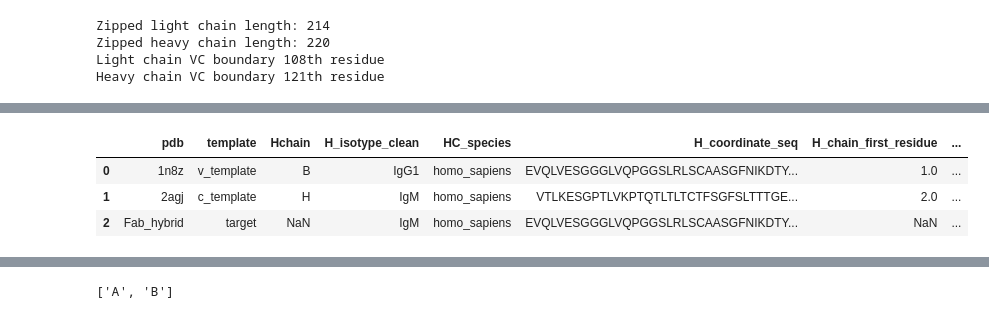
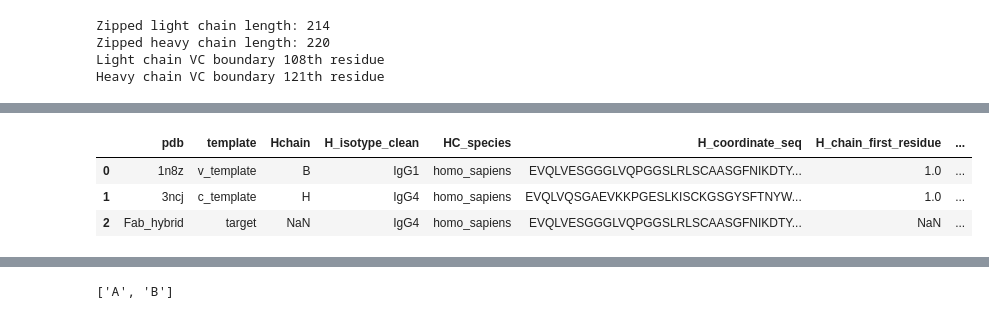
Before and after one commit to lewhay03/Antibody-Constant-Region-Modelling-Pipeline, a Jupyter notebook: Scripts/antibody_modelling_pipeline_jupyter_draft.ipynb, the cells around one changed output, grey strips where cells are left out. Cells and saved outputs as stored; diff of their text form; code cells hidden in the pictures.

Commit message:
Minor corrections to functions

```diff
--- a/Scripts/antibody_modelling_pipeline_jupyter_draft.ipynb
+++ b/Scripts/antibody_modelling_pipeline_jupyter_draft.ipynb
@@ -74,7 +74,7 @@ Rows, columns: (3767, 24)
 # - Variable Heavy & Light template
 v_template = "1n8z"
 # - Constant Heavy & Light template
-c_template = "2agj"
+c_template = "3ncj"
 
 # Filter to template rows. Filters only rows where matching pdb is True.
 # NOTE: df_filtered is now and independant copy of df_only_human_and_kappa
@@ -137,8 +137,10 @@ template_parse_check(df_filtered)
 # %%
 # Can be called separately for each template
 def zip_template_cif(df: pd.DataFrame, pdb_code: str):
-    """Takes in a filtered DataFrame and PDB code. Zips residues with PDB coordinates to their respective PDB numbering,
-    only residues appearing in the x-ray structure are included. Outputs a list of tuples for residues and their numbering."""
+    """Takes in a filtered DataFrame and PDB code. Zips residues with
+    PDB coordinates to their respective PDB numbering,
+    only residues appearing in the x-ray structure are included.
+    Outputs a list of tuples for residues and their numbering."""
 
     # Using iterrows for stable behaviour in pandas
     for idx, row in df.iterrows():
@@ -147,12 +149,14 @@ def zip_template_cif(df: pd.DataFrame, pdb_code: str):
 
             # Parse .cif Heavy Chain
             heavy_cif_residue_list = list(row["H_coordinate_seq"])
-            heavy_cif_numbering_list = list(map(int, row["H_PDB_numbering"].split(",")))
+            # Remove duplicate numbering with letter annotations eg: "100A"
+            heavy_cif_numbering_list = [int(res) for res in row["H_PDB_numbering"].split(",") if res.isdigit()]
             heavy_cif_VC_boundary = int(row["pdb_H_VC_Boundary"])
 
             # Parse .cif Light Chain
             light_cif_residue_list = list(row["L_coordinate_seq"])
-            light_cif_numbering_list = list(map(int, row["L_PDB_numbering"].split(",")))
+            # Remove duplicate numbering with letter annotations eg: "100A"
+            light_cif_numbering_list = [int(res) for res in row["L_PDB_numbering"].split(",") if res.isdigit()]
             light_cif_VC_boundary = int(row["pdb_L_VC_Boundary"])
 
             # Create heavy/light chain zips
@@ -273,9 +277,6 @@ Recombinant Sequence (heavy): EVQLVESGGGLVQPGGSLRLSCAASGFNIKDTYIHWVRQAPGKGLEWVAR
 # %%
-def make_df_heavies(df_filtered: pd.DataFrame) -> pd.DataFrame:
+def make_df_heavies(df_filtered: pd.DataFrame, recombinant_seq_heavy) -> pd.DataFrame:
     """Creates a new dataframe for heavy chain metadata from an already-filtered dataframe."""
-
-    # Call the recombinant sequence function and assign variables
-    _, recombinant_seq_heavy = make_recombinant_seqs(vl_zip, vh_zip, cl_zip, ch_zip)
 
     df_heavies = pd.DataFrame({
     "pdb": df_filtered["pdb"],
@@ -296,7 +297,8 @@ def make_df_heavies(df_filtered: pd.DataFrame) -> pd.DataFrame:
     for idx, row in df_filtered.iterrows():
 
         # Split the string of numbering to a list and extract start/end values
-        residue_numbering_list = list(map(int, row["H_PDB_numbering"].split(",")))
+        # Remove duplicate numbering with letter annotations eg: "100A"
+        residue_numbering_list = [int(res) for res in row["H_PDB_numbering"].split(",") if res.isdigit()]
         last_residue_nos.append(residue_numbering_list[-1])
         first_residue_nos.append(residue_numbering_list[0])
 
@@ -323,6 +325,6 @@ def make_df_heavies(df_filtered: pd.DataFrame) -> pd.DataFrame:
 
     return df_heavies
 
-df_heavy = make_df_heavies(df_filtered)
+df_heavy = make_df_heavies(df_filtered, recombinant_seq_heavy)
 df_heavy
 # %% [output]
@@ -331,5 +331,5 @@ Recombinant Sequence (heavy): EVQLVESGGGLVQPGGSLRLSCAASGFNIKDTYIHWVRQAPGKGLEWVAR
 |  | pdb | template | Hchain | H_isotype_clean | HC_species | H_coordinate_seq | H_chain_first_residue | ... |
 | 0 | 1n8z | v_template | B | IgG1 | homo_sapiens | EVQLVESGGGLVQPGGSLRLSCAASGFNIKDTY... | 1.0 | ... |
-| 1 | 2agj | c_template | H | IgM | homo_sapiens | VTLKESGPTLVKPTQTLTLTCTFSGFSLTTTGE... | 2.0 | ... |
-| 2 | Fab_hybrid | target | NaN | IgM | homo_sapiens | EVQLVESGGGLVQPGGSLRLSCAASGFNIKDTY... | NaN | ... |
+| 1 | 3ncj | c_template | H | IgG4 | homo_sapiens | EVQLVQSGAEVKKPGESLKISCKGSGYSFTNYW... | 1.0 | ... |
+| 2 | Fab_hybrid | target | NaN | IgG4 | homo_sapiens | EVQLVESGGGLVQPGGSLRLSCAASGFNIKDTY... | NaN | ... |
 # %%
```
Also changed, not shown: parts of 12 cells of this notebook, 3 other files.
